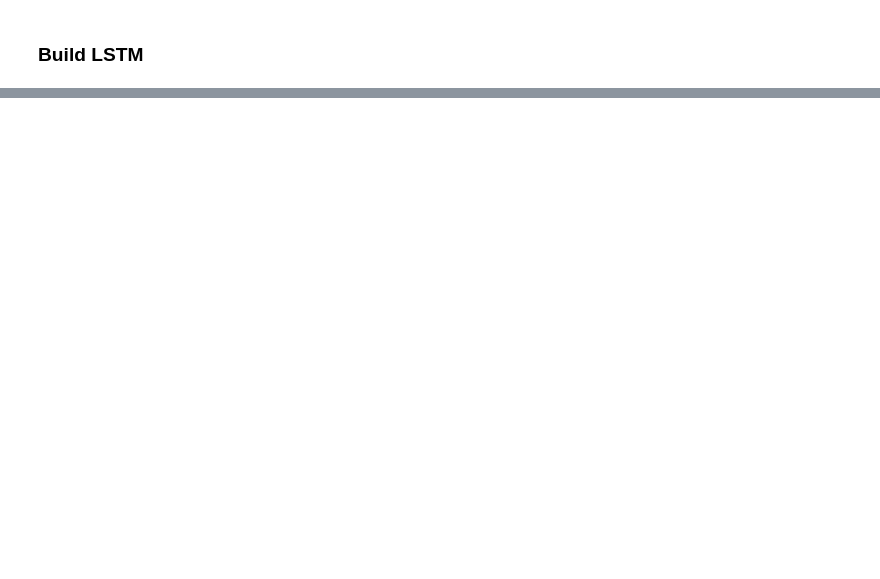
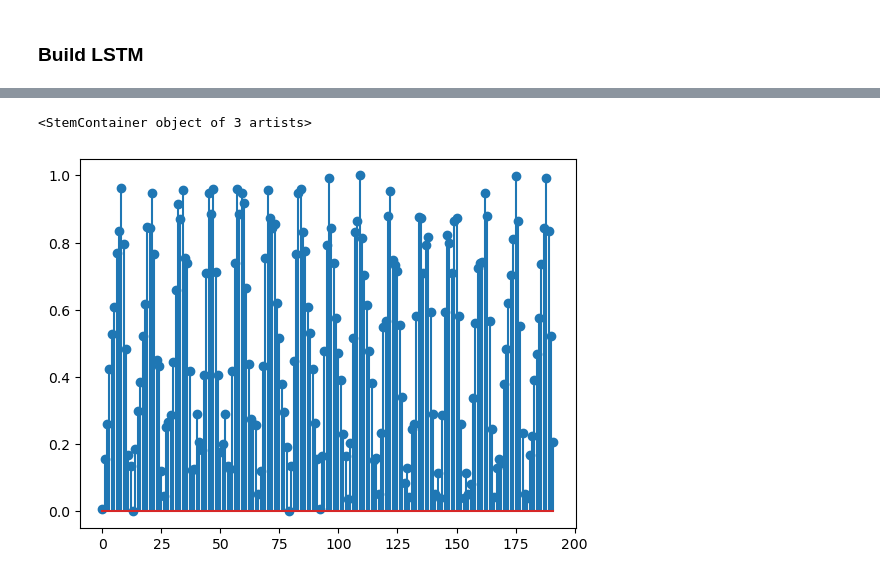
Before and after one commit to spatialaudio/Data-Driven-EIT-Imaging-using-Recurrent-Neural-Networks, a Jupyter notebook: codes/VAE_LSTM_V2.ipynb, the cells around one changed output, grey strips where cells are left out. Cells and saved outputs as stored; diff of their text form; code cells hidden in the pictures; blank space fills up the shorter version.

```diff
--- a/codes/VAE_LSTM_V2.ipynb
+++ b/codes/VAE_LSTM_V2.ipynb
@@ -468,6 +493,9 @@ pred_40 = model.predict(X0_40)
 # %%
 V_dec_40 = np.array(vae.decoder(pred_40))
 # %%
-plt.stem(abs(V_40[14, :]))
+plt.stem(norm_data(V_40[14, :]))
+# %% [output]
+<StemContainer object of 3 artists>
+[figure, added]
 # %%
 plt.stem(V_dec_40[14, :])
```
Also changed, not shown: parts of 26 cells of this notebook.
